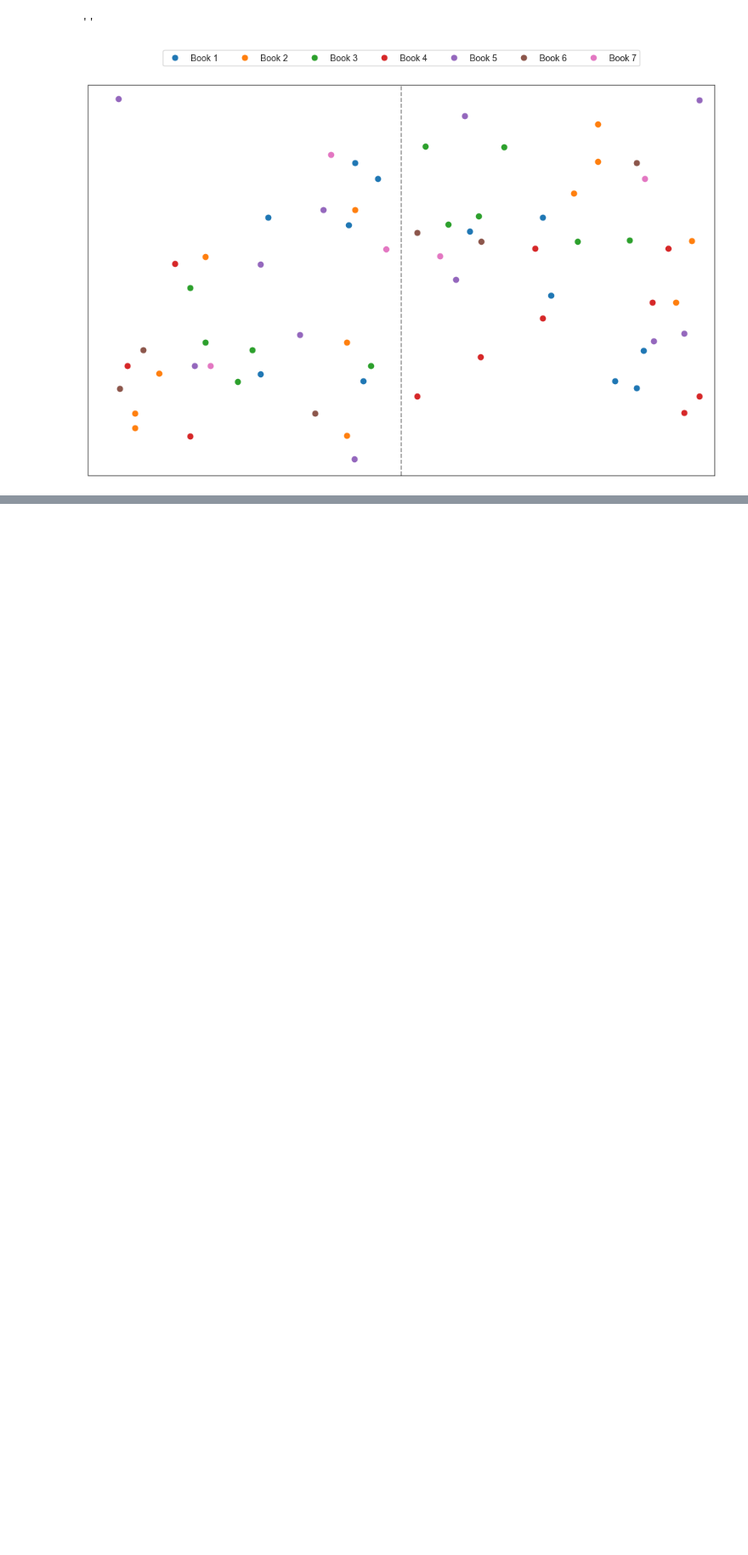
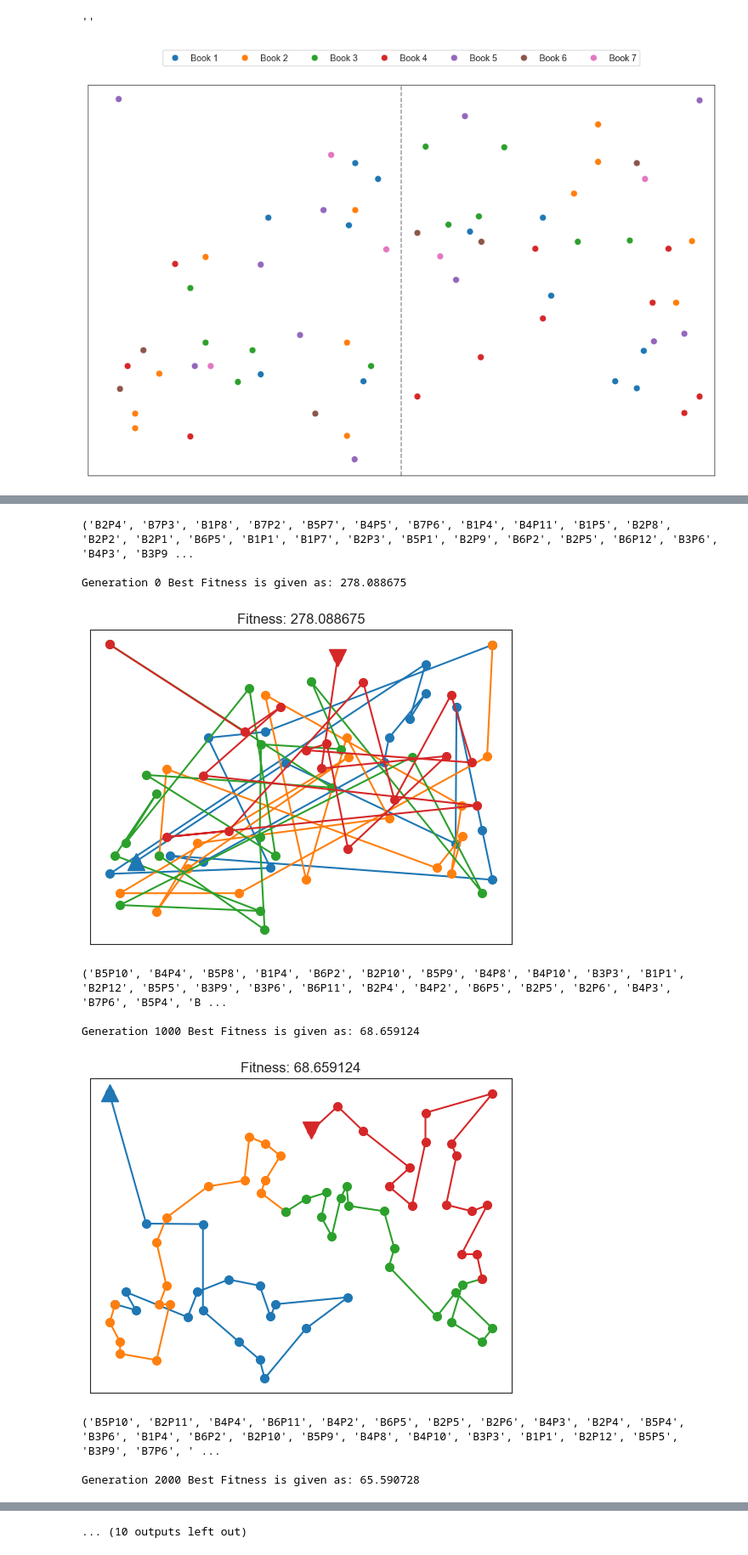
Before and after one commit to master-of-none/cs-545-ML-project, a Jupyter notebook: main.ipynb, the cells around one changed output, grey strips where cells are left out. Shown at 85% size. Cells and saved outputs as stored; diff of their text form; code cells hidden in the pictures; blank space fills up the shorter version.

Commit message:
Added genetic algorithm code

```diff
--- a/main.ipynb
+++ b/main.ipynb
@@ -141,0 +241,14 @@ def shuffle_mutation(agent_genome):
+# %%
+run_genetic_algorithm(generations=10000, population_size=100)
+# %% [output]
+('B2P4', 'B7P3', 'B1P8', 'B7P2', 'B5P7', 'B4P5', 'B7P6', 'B1P4', 'B4P11', 'B1P5', 'B2P8', 'B2P2', 'B2P1', 'B6P5', 'B1P1', 'B1P7', 'B2P3', 'B5P1', 'B2P9', 'B6P2', 'B2P5', 'B6P12', 'B3P6', 'B4P3', 'B3P9 ...
+
+Generation 0 Best Fitness is given as: 278.088675
+[figure, added]
+('B5P10', 'B4P4', 'B5P8', 'B1P4', 'B6P2', 'B2P10', 'B5P9', 'B4P8', 'B4P10', 'B3P3', 'B1P1', 'B2P12', 'B5P5', 'B3P9', 'B3P6', 'B6P11', 'B2P4', 'B4P2', 'B6P5', 'B2P5', 'B2P6', 'B4P3', 'B7P6', 'B5P4', 'B ...
+
+Generation 1000 Best Fitness is given as: 68.659124
+[figure, added]
+('B5P10', 'B2P11', 'B4P4', 'B6P11', 'B4P2', 'B6P5', 'B2P5', 'B2P6', 'B4P3', 'B2P4', 'B5P4', 'B3P6', 'B1P4', 'B6P2', 'B2P10', 'B5P9', 'B4P8', 'B4P10', 'B3P3', 'B1P1', 'B2P12', 'B5P5', 'B3P9', 'B7P6', ' ...
+
+Generation 2000 Best Fitness is given as: 65.590728
@@ -141,0 +268 @@ def shuffle_mutation(agent_genome):
+... (10 outputs left out)
```
Also changed, not shown: parts of 7 cells of this notebook, 1 other file.
